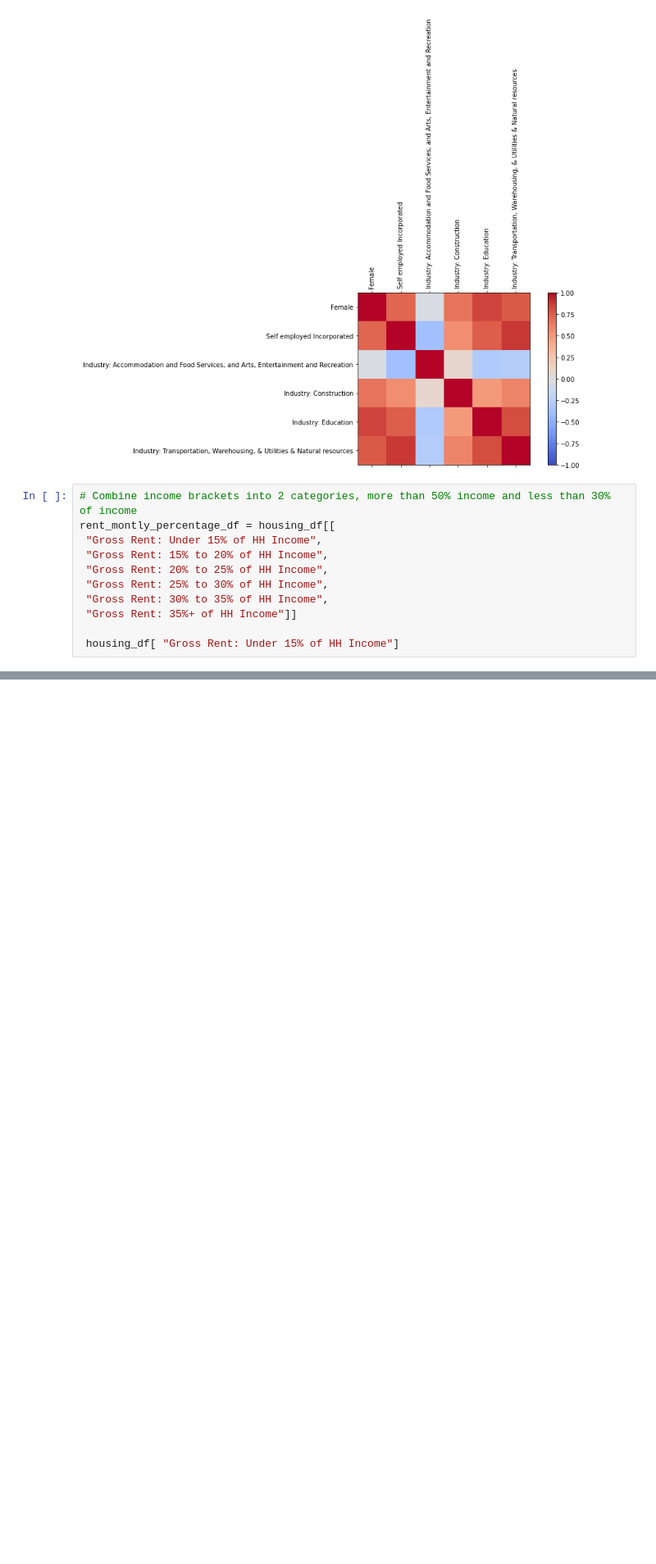
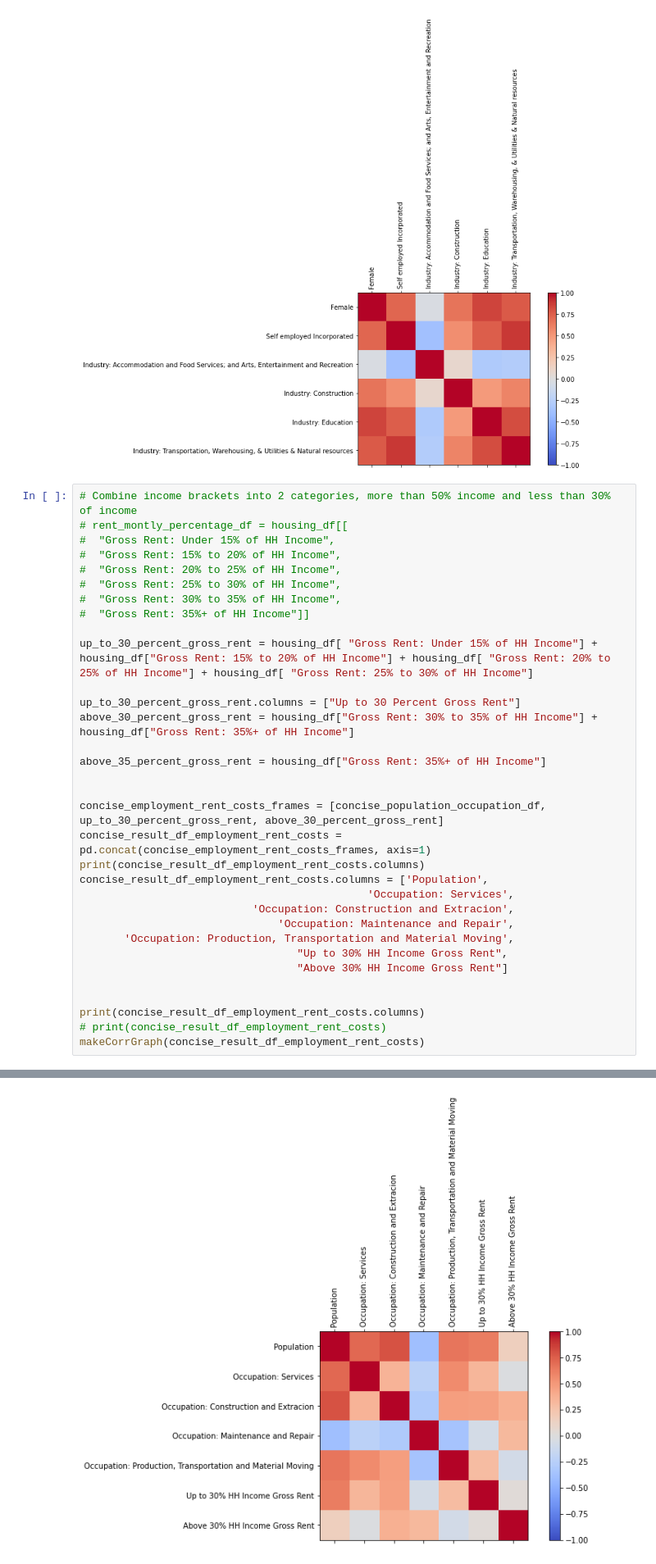
Before and after one commit to BU-Spark/ds-boston-bpda-br-census, a Jupyter notebook: emilygreven/CensusProjectDeliverable3.ipynb, the cells around one changed output, grey strips where cells are left out. Shown at 82% size. Saved outputs shown, nothing was run; the diff lists cells and outputs as text; blank space fills up the shorter version.

```diff
--- a/emilygreven/CensusProjectDeliverable3.ipynb
+++ b/emilygreven/CensusProjectDeliverable3.ipynb
@@ -659,12 +659,35 @@ makeCorrGraph(concise_females_industry_df)
 [figure]
 # %%
 # Combine income brackets into 2 categories, more than 50% income and less than 30% of income
-rent_montly_percentage_df = housing_df[[
- "Gross Rent: Under 15% of HH Income",
- "Gross Rent: 15% to 20% of HH Income",
- "Gross Rent: 20% to 25% of HH Income",
- "Gross Rent: 25% to 30% of HH Income",
- "Gross Rent: 30% to 35% of HH Income",
- "Gross Rent: 35%+ of HH Income"]]
+# rent_montly_percentage_df = housing_df[[
+#  "Gross Rent: Under 15% of HH Income",
+#  "Gross Rent: 15% to 20% of HH Income",
+#  "Gross Rent: 20% to 25% of HH Income",
+#  "Gross Rent: 25% to 30% of HH Income",
+#  "Gross Rent: 30% to 35% of HH Income",
+#  "Gross Rent: 35%+ of HH Income"]]
 
- housing_df[ "Gross Rent: Under 15% of HH Income"]
+up_to_30_percent_gross_rent = housing_df[ "Gross Rent: Under 15% of HH Income"] + housing_df["Gross Rent: 15% to 20% of HH Income"] + housing_df[ "Gross Rent: 20% to 25% of HH Income"] + housing_df[ "Gross Rent: 25% to 30% of HH Income"]
+
+up_to_30_percent_gross_rent.columns = ["Up to 30 Percent Gross Rent"]
+above_30_percent_gross_rent = housing_df["Gross Rent: 30% to 35% of HH Income"] + housing_df["Gross Rent: 35%+ of HH Income"]
+
+above_35_percent_gross_rent = housing_df["Gross Rent: 35%+ of HH Income"]
+
+
+concise_employment_rent_costs_frames = [concise_population_occupation_df, up_to_30_percent_gross_rent, above_30_percent_gross_rent]
+concise_result_df_employment_rent_costs = pd.concat(concise_employment_rent_costs_frames, axis=1)
+print(concise_result_df_employment_rent_costs.columns)
+concise_result_df_employment_rent_costs.columns = ['Population',
+                                             'Occupation: Services',
+                           'Occupation: Construction and Extracion',
+                               'Occupation: Maintenance and Repair',
+       'Occupation: Production, Transportation and Material Moving',
+                                  "Up to 30% HH Income Gross Rent",
+                                  "Above 30% HH Income Gross Rent"]
+
+
+print(concise_result_df_employment_rent_costs.columns)
+# print(concise_result_df_employment_rent_costs)
+makeCorrGraph(concise_result_df_employment_rent_costs)
+# %% [output]
@@ -670,0 +708 @@ rent_montly_percentage_df = housing_df[[
+[figure, added]
```
Also changed, not shown: parts of 16 cells of this notebook.
